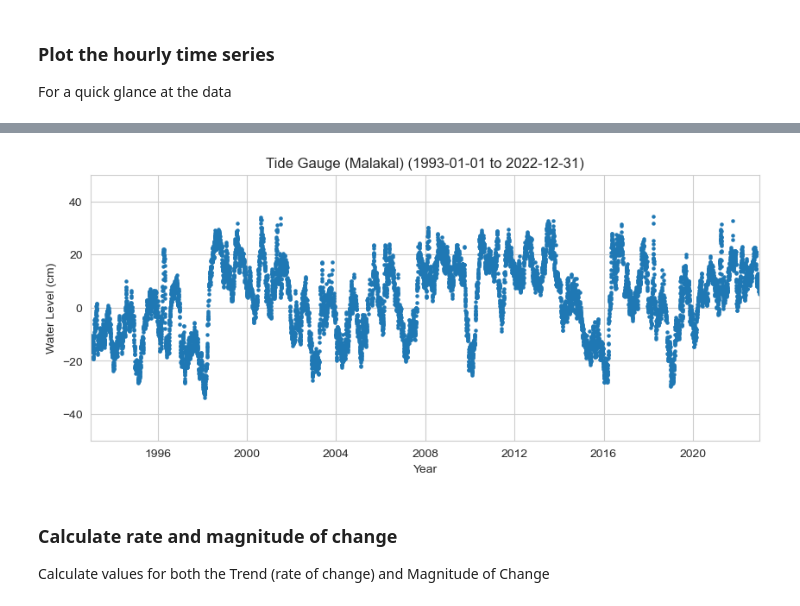
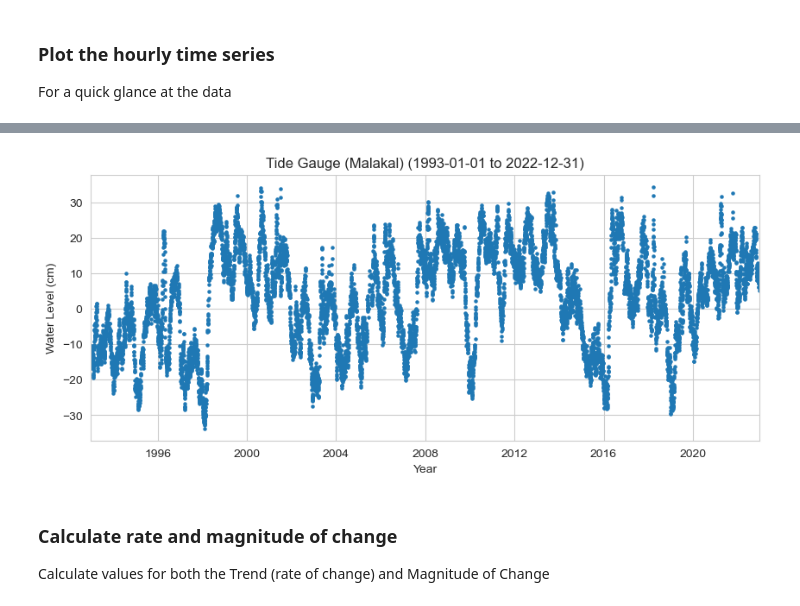
Before and after one commit to lauracagigal/CC_indicators, a Jupyter notebook: notebooks_historical/ocean/1_sea_level/a_sea_level_trend.ipynb, the cells around one changed output, grey strips where cells are left out. Saved outputs shown, nothing was run; the diff lists cells and outputs as text; code cells hidden in the pictures.

```diff
--- a/notebooks_historical/ocean/1_sea_level/a_sea_level_trend.ipynb
+++ b/notebooks_historical/ocean/1_sea_level/a_sea_level_trend.ipynb
@@ -282,0 +246,6 @@ Data variables:
+# %%
+uhslc_id = 7
+# download the hourly data
+rsl = download_uhslc_data(data_dir, uhslc_id,'daily')
+station_name = rsl.station_name.values[0]
+rsl
@@ -830,32 +831,32 @@ For a quick glance at the data
 # %%
 # Set the style of the plot
 sns.set_style("whitegrid")
 
 # Set the style of the plot
 sns.set_style("whitegrid")
 
 # Create a color palette
 palette = sns.color_palette("Paired")
 
 # Create the figure and the axes
 fig, ax = plt.subplots()
 
 # Plot the data
 
 # plot tide gauge data
 ax.scatter(rsl_daily['time'],100*rsl_daily, label='RSL',
            color=palette[1], alpha=1, s= 5)
 
 # Set the title, labels, and limits
 ax.set(
     title=f'Tide Gauge ({station_name}) ({start_date_str} to {end_date_str})',
     xlabel='Year',
     ylabel='Water Level (cm)',
-    ylim=[-50, 50],
+    # ylim=[-50, 50],
     xlim=[start_date, end_date]
 );
 # %% [output]
-[figure, old version]
+[figure, new version]
 # %% [markdown]
 
 ### Calculate rate and magnitude of change
```
Also changed, not shown: parts of 6 cells of this notebook, 3 other files.
